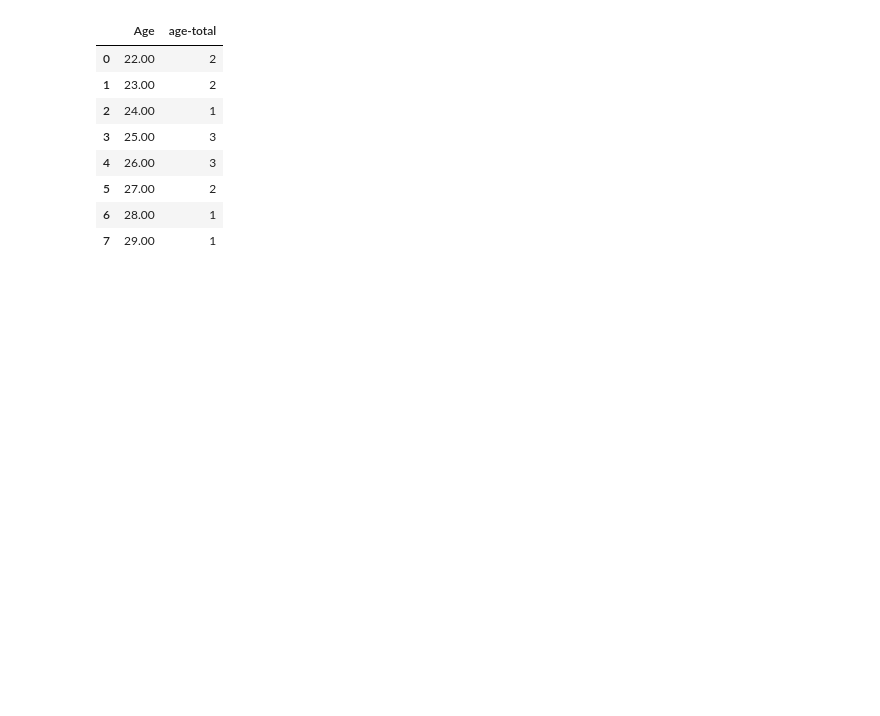
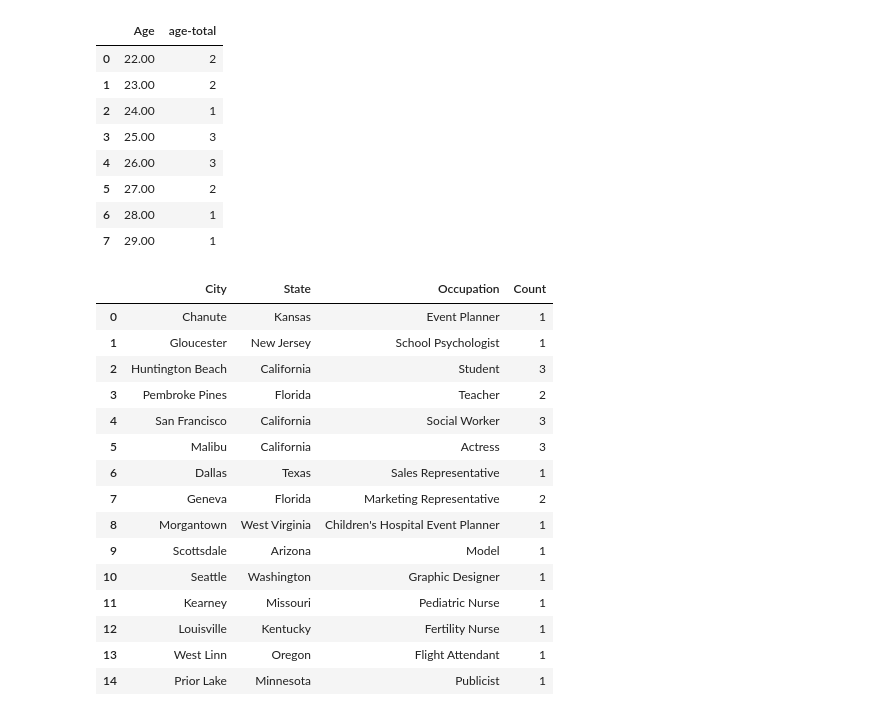
Before and after one commit to Jeff-Nibbs/bachelor-data-dive, a Jupyter notebook: PythonProject/bachelor-data/bachelor.ipynb, the cells around one changed output. Drawn from its saved outputs; the diff is of its cells as text; code cells hidden in the pictures; blank space fills up the shorter version.

Commit message:
add tottal job count

```diff
--- a/PythonProject/bachelor-data/bachelor.ipynb
+++ b/PythonProject/bachelor-data/bachelor.ipynb
@@ -145,3 +168,27 @@ age_count
 # %%
 fig = px.bar(age_count, x=age_count['Age'], y=age_count['age-total'])
 fig.show()
+# %%
+df_winners['Count'] = df_winners['State']
+
+cfg = df_winners.groupby(by=['State'], as_index=False).agg({'Count' : pd.Series.value_counts})
+asd = df_winners[['City', 'State', 'Occupation']]
+merged = pd.merge(asd, cfg, on='State')
+merged
+# %% [output]
+|  | City | State | Occupation | Count |
+| 0 | Chanute | Kansas | Event Planner | 1 |
+| 1 | Gloucester | New Jersey | School Psychologist | 1 |
+| 2 | Huntington Beach | California | Student | 3 |
+| 3 | Pembroke Pines | Florida | Teacher | 2 |
+| 4 | San Francisco | California | Social Worker | 3 |
+| 5 | Malibu | California | Actress | 3 |
+| 6 | Dallas | Texas | Sales Representative | 1 |
+| 7 | Geneva | Florida | Marketing Representative | 2 |
+| 8 | Morgantown | West Virginia | Children's Hospital Event Planner | 1 |
+| 9 | Scottsdale | Arizona | Model | 1 |
+| 10 | Seattle | Washington | Graphic Designer | 1 |
+| 11 | Kearney | Missouri | Pediatric Nurse | 1 |
+| 12 | Louisville | Kentucky | Fertility Nurse | 1 |
+| 13 | West Linn | Oregon | Flight Attendant | 1 |
+| 14 | Prior Lake | Minnesota | Publicist | 1 |
```
Also changed, not shown: parts of 8 cells of this notebook.
